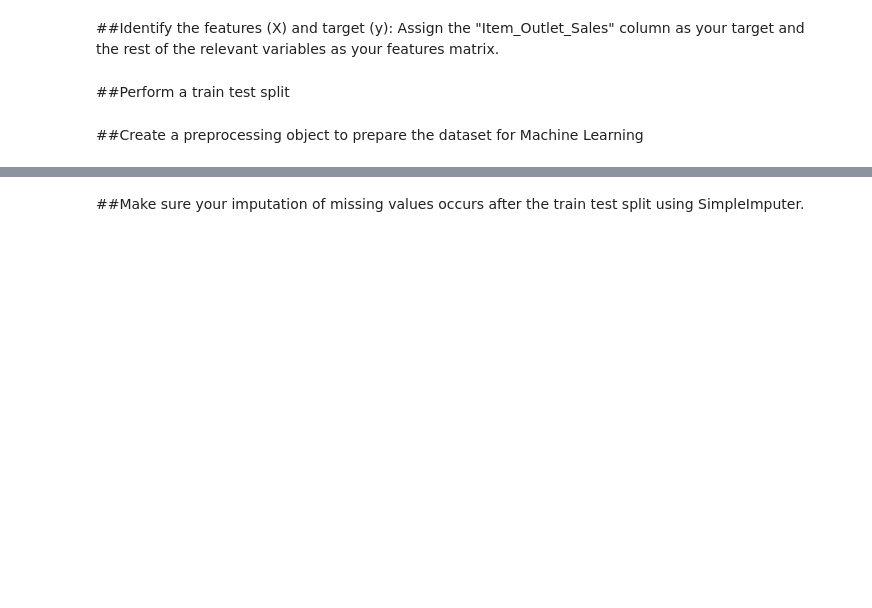
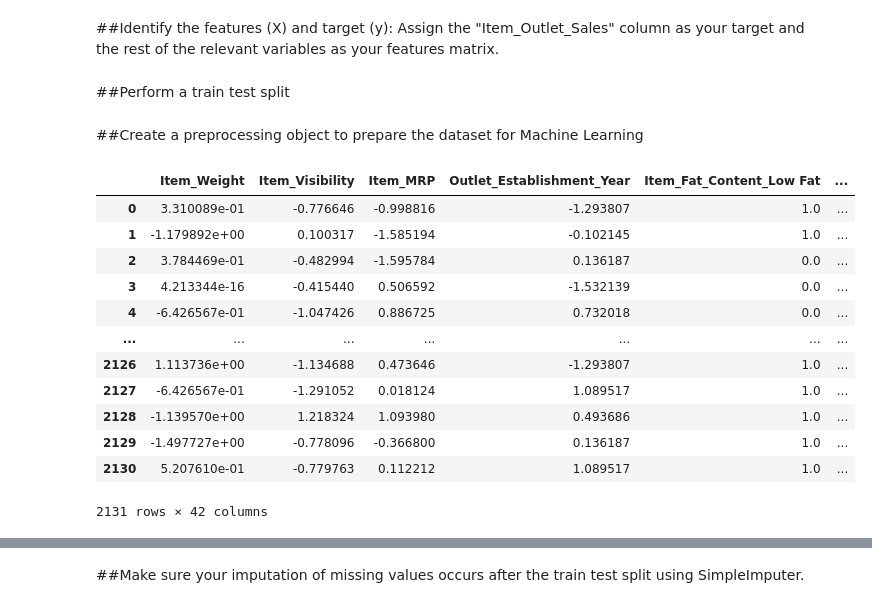
Before and after one commit to hawkeyedatatsai/food-sales-predictions, a Jupyter notebook: 5_Heng_Tser_Tsai_Food_Sales_Predictions.ipynb, the cells around one changed output, grey strips where cells are left out. Drawn from its saved outputs; the diff is of its cells as text; code cells hidden in the pictures; blank space fills up the shorter version.

```diff
--- a/5_Heng_Tser_Tsai_Food_Sales_Predictions.ipynb
+++ b/5_Heng_Tser_Tsai_Food_Sales_Predictions.ipynb
@@ -724,8 +726,8 @@ FDC23     1
 Name: Item_Outlet_Sales, Length: 3493, dtype: int64
 # %%
 ##fix fat content
-df.replace({'LF': 'Low Fat', 'reg': 'Regular', 'low fat':'Low Fat'}, inplace=True)
-df['Item_Fat_Content'].value_counts()
+df2.replace({'LF': 'Low Fat', 'reg': 'Regular', 'low fat':'Low Fat'}, inplace=True)
+df2['Item_Fat_Content'].value_counts()
 # %% [output]
 Low Fat    5517
 Regular    3006
@@ -745,8 +736,8 @@ Name: Outlet_Size, dtype: int64
 ##Identify the features (X) and target (y): Assign the "Item_Outlet_Sales" column as your target and the rest of the relevant variables as your features matrix.
 # %%
 #Identify the features (X) and target (y)
-X = df.drop('Item_Outlet_Sales', axis=1)
-y = df['Item_Outlet_Sales']
+X = df2.drop('Item_Outlet_Sales', axis=1)
+y = df2['Item_Outlet_Sales']
 # %% [markdown]
 ##Perform a train test split
 # %%
@@ -764,31 +755,53 @@ freq_imputer = SimpleImputer(strategy='most_frequent')
 mean_imputer = SimpleImputer(strategy='mean')
 # Scaler
 scaler = StandardScaler()
 # One-hot encoder
 ohe = OneHotEncoder(handle_unknown='ignore', sparse=False)
 
 # Numeric pipeline
 numeric_pipe = make_pipeline(mean_imputer, scaler)
 numeric_pipe
 
 # Categorical pipeline
 categorical_pipe = make_pipeline(freq_imputer, ohe)
 categorical_pipe
 
 # Tuples for Column Transformer
 number_tuple = (numeric_pipe, num_selector)
 category_tuple = (categorical_pipe, cat_selector)
 # ColumnTransformer
-preprocessor = make_column_transformer(number_tuple, category_tuple, remainder='passthrough')
+preprocessor = make_column_transformer(number_tuple, category_tuple, remainder='passthrough', verbose_feature_names_out=False)
 preprocessor
 
 # transform data
 #We fit the ColumnTransformer, which we called 'preprocessor' on the training data.
 #Never on testing data!
 
 #fit on train
 preprocessor.fit(X_train)
 
 # transform train and test
 X_train_processed = preprocessor.transform(X_train)
 X_test_processed = preprocessor.transform(X_test)
+
+# get column names
+cols = preprocessor.get_feature_names_out()
+
+#View the transformations
+X_train_df = pd.DataFrame(X_train_processed, columns=cols)
+X_test_df = pd.DataFrame(X_test_processed, columns=cols)
+X_test_df
+# %% [output]
+|  | Item_Weight | Item_Visibility | Item_MRP | Outlet_Establishment_Year | Item_Fat_Content_Low Fat | ... |
+| 0 | 3.310089e-01 | -0.776646 | -0.998816 | -1.293807 | 1.0 | ... |
+| 1 | -1.179892e+00 | 0.100317 | -1.585194 | -0.102145 | 1.0 | ... |
+| 2 | 3.784469e-01 | -0.482994 | -1.595784 | 0.136187 | 0.0 | ... |
+| 3 | 4.213344e-16 | -0.415440 | 0.506592 | -1.532139 | 0.0 | ... |
+| 4 | -6.426567e-01 | -1.047426 | 0.886725 | 0.732018 | 0.0 | ... |
+| ... | ... | ... | ... | ... | ... | ... |
+| 2126 | 1.113736e+00 | -1.134688 | 0.473646 | -1.293807 | 1.0 | ... |
+| 2127 | -6.426567e-01 | -1.291052 | 0.018124 | 1.089517 | 1.0 | ... |
+| 2128 | -1.139570e+00 | 1.218324 | 1.093980 | 0.493686 | 1.0 | ... |
+| 2129 | -1.497727e+00 | -0.778096 | -0.366800 | 0.136187 | 1.0 | ... |
+| 2130 | 5.207610e-01 | -0.779763 | 0.112212 | 1.089517 | 1.0 | ... |
+2131 rows × 42 columns
```
Also changed, not shown: parts of 23 cells of this notebook.
